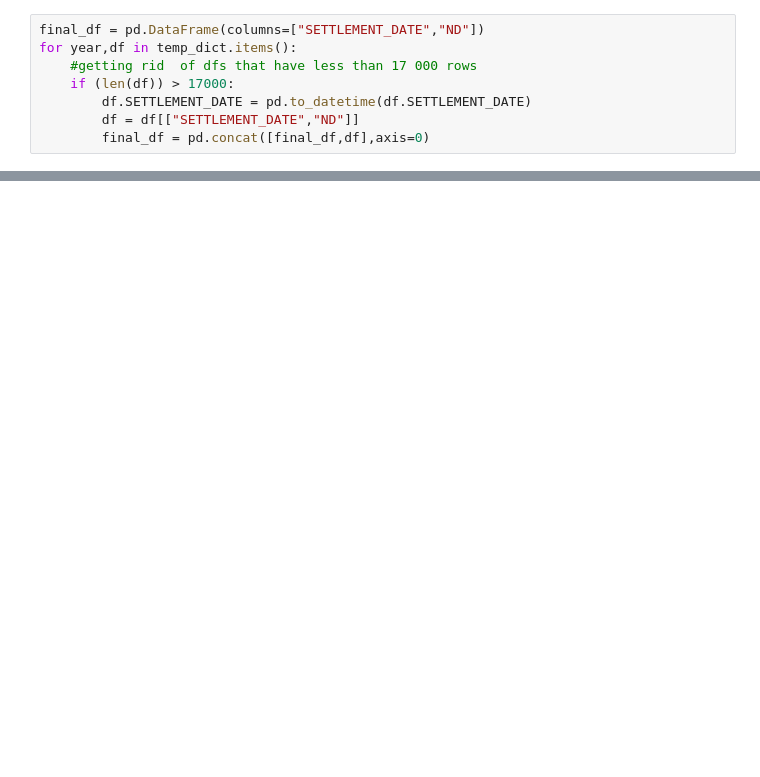
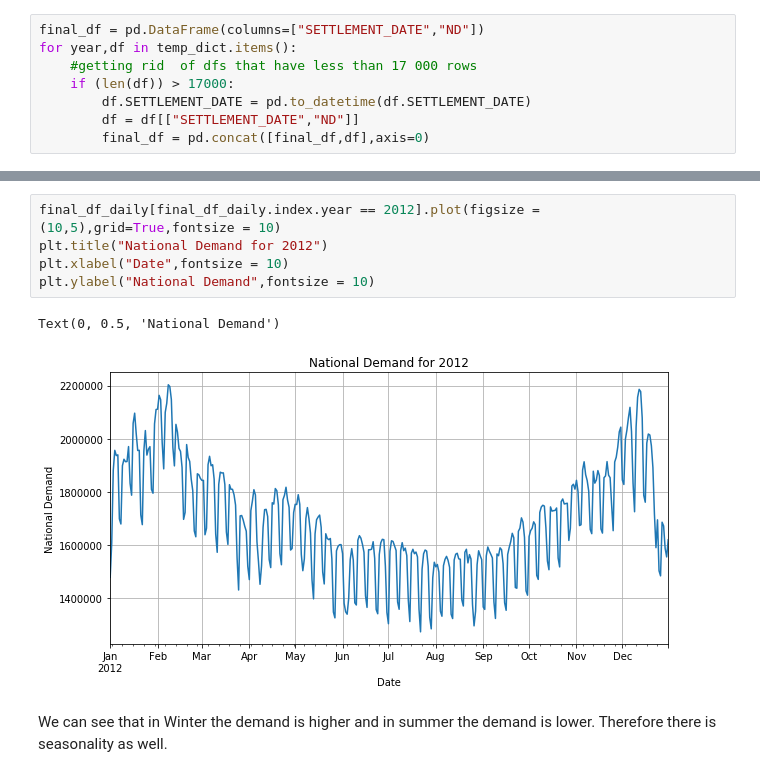
Before and after one commit to seboo1995/CEU-Capstone-Project, a Jupyter notebook: Jupyter_Notebooks/National Demand .ipynb, the cells around one changed output, grey strips where cells are left out. Saved outputs shown, nothing was run; the diff lists cells and outputs as text; blank space fills up the shorter version.

```diff
--- a/Jupyter_Notebooks/National Demand .ipynb
+++ b/Jupyter_Notebooks/National Demand .ipynb
@@ -250,0 +253,10 @@ for year in range(2006,2020):
+# %%
+final_df_daily[final_df_daily.index.year == 2012].plot(figsize = (10,5),grid=True,fontsize = 10)
+plt.title("National Demand for 2012")
+plt.xlabel("Date",fontsize = 10)
+plt.ylabel("National Demand",fontsize = 10)
+# %% [output]
+Text(0, 0.5, 'National Demand')
+[figure, added]
+# %% [markdown]
+We can see that in Winter the demand is higher and in summer the demand is lower. Therefore there is seasonality as well.
```
Also changed, not shown: parts of 21 cells of this notebook.
